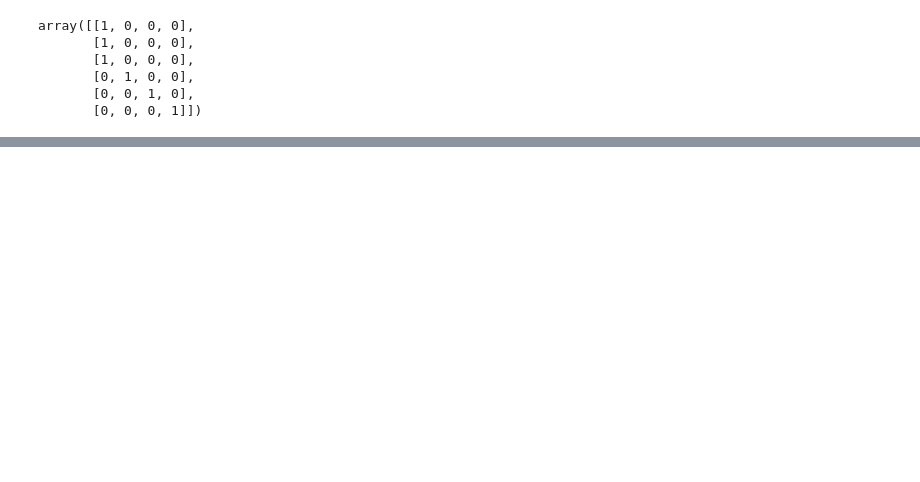
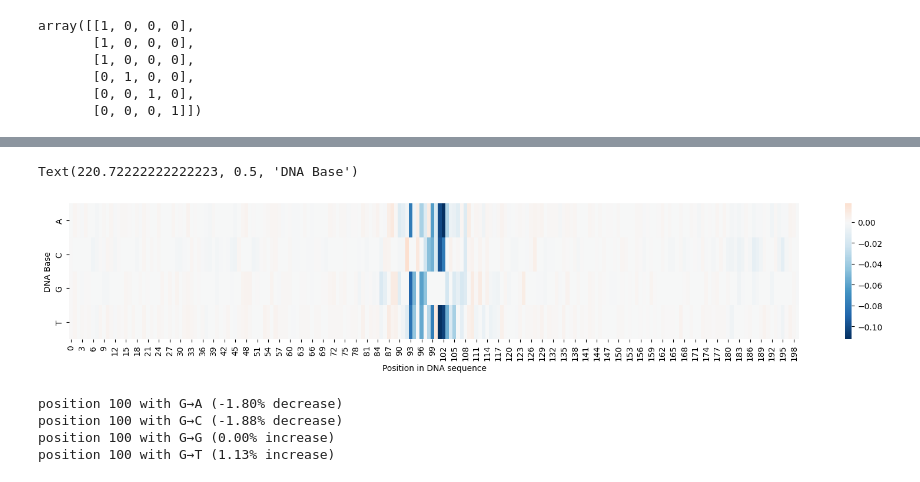
Before and after one commit to justjs4evr/ml-study-notes, a Jupyter notebook: dl_4bio/ch3.ipynb, the cells around one changed output, grey strips where cells are left out. Saved outputs shown, nothing was run; the diff lists cells and outputs as text; code cells hidden in the pictures; blank space fills up the shorter version.

```diff
--- a/dl_4bio/ch3.ipynb
+++ b/dl_4bio/ch3.ipynb
@@ -105,0 +400,22 @@ Batch labels instances: [[1]
+# %%
+baseline_pred = nn.sigmoid(
+    model.apply({"params": state.params}, original_sequence[None, :])
+)
+deltas = preds - baseline_pred
+
+plt.figure(figsize=(20, 3))
+sns.heatmap(deltas.T, center=0, cmap="RdBu_r", yticklabels=["A", "C", "G", "T"])
+plt.xlabel("Position in DNA sequence")
+plt.ylabel("DNA Base")
+# %% [output]
+Text(220.72222222222223, 0.5, 'DNA Base')
+[figure, added]
+# %%
+from dlfb.dna.inspect import describe_change
+for i in range(4):
+    print(describe_change((100, i), deltas, original_sequence))
+# %% [output]
+position 100 with G→A (-1.80% decrease)
+position 100 with G→C (-1.88% decrease)
+position 100 with G→G (0.00% increase)
+position 100 with G→T (1.13% increase)
```
Also changed, not shown: parts of 53 cells of this notebook.
